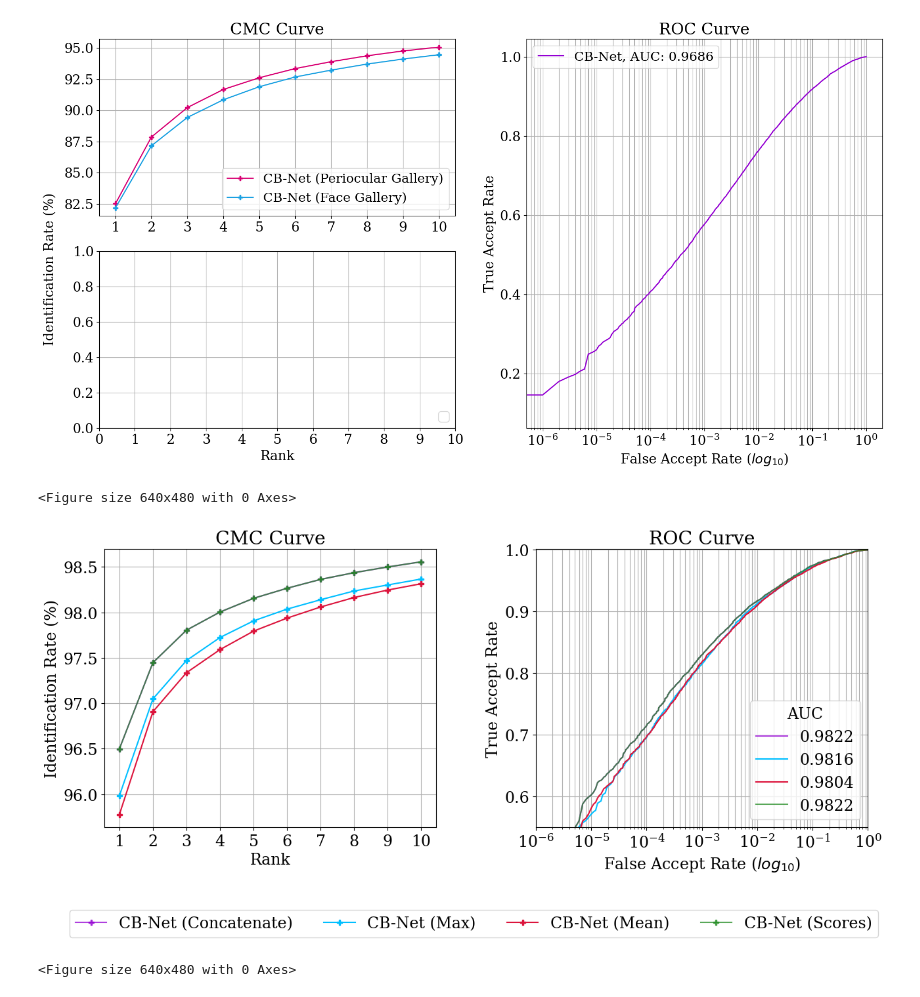
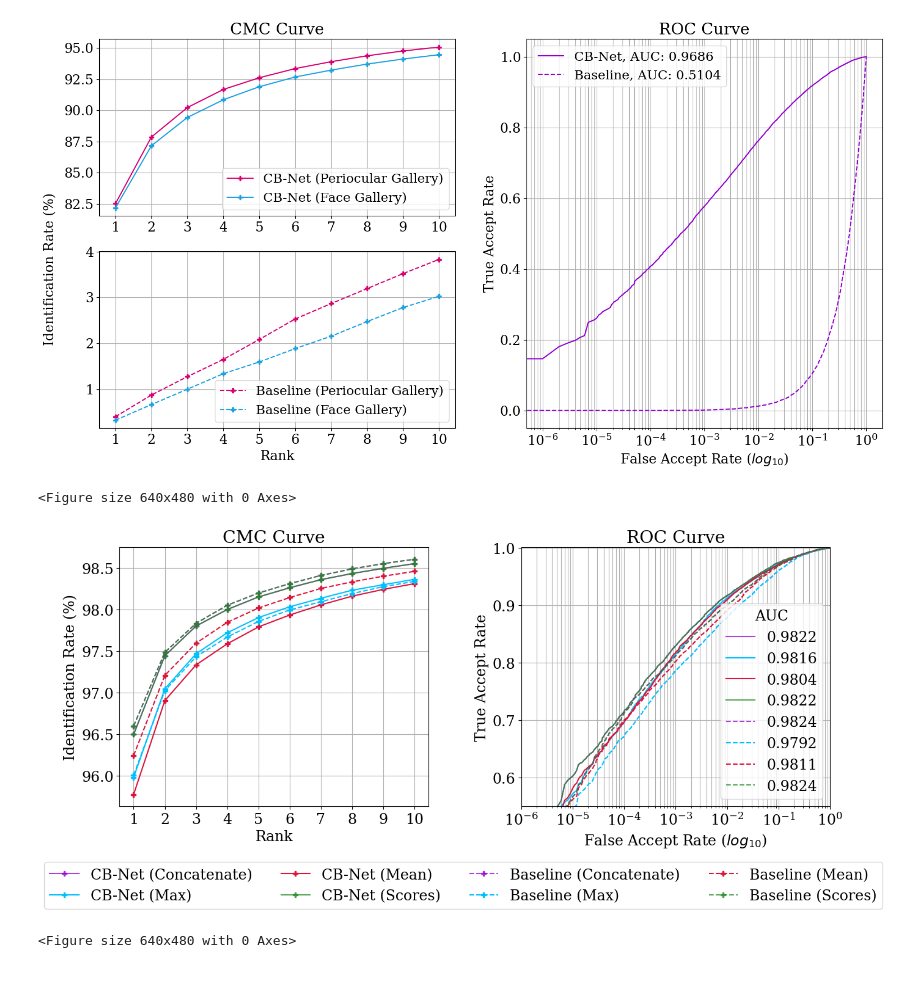
Before and after one commit to tiongsikng/cb_net, a Jupyter notebook: eval/plot_cmc_roc.ipynb, the cells around one changed output. Drawn from its saved outputs; the diff is of its cells as text; code cells hidden in the pictures.

Commit message:
Complete graphs and evaluation criterion

```diff
--- a/eval/plot_cmc_roc.ipynb
+++ b/eval/plot_cmc_roc.ipynb
@@ -158,14 +224,16 @@ ax2[0].grid(which='both')
 ax1[0].set_xticks(ticks)
 ax2[0].set_xticks(ticks)
 ax1[0].set_title('CMC Curve')
-cb_peri_cm_cmc = ax1[0].plot(rng, 100 * cm_dual_avg_dict_p['avg'], marker = 'P', color = '#d80073')
-cb_face_cm_cmc = ax1[0].plot(rng, 100 * cm_dual_avg_dict_f['avg'], marker = 'P', color = '#1ba1e2')
+peri_cm_cmc = ax1[0].plot(rng, 100 * cm_cmc_dict_p['avg'], marker = 'P', color = '#d80073')
+face_cm_cmc = ax1[0].plot(rng, 100 * cm_cmc_dict_f['avg'], marker = 'P', color = '#1ba1e2')
+peri_cm_cmc_base = ax2[0].plot(rng, 100 * cm_cmc_dict_p_base['avg'], marker = 'P', color = '#d80073', linestyle='--')
+face_cm_cmc_base = ax2[0].plot(rng, 100 * cm_cmc_dict_f_base['avg'], marker = 'P', color = '#1ba1e2', linestyle='--')
 ax1[0].set_ylabel('Identification Rate (%)', loc='center')
 ax1[0].yaxis.set_label_coords(-0.12,-0.3)
 ax2[0].set_xlabel('Rank')
 cmc_labels_cb = ["CB-Net (Periocular Gallery)", "CB-Net (Face Gallery)"]
 cmc_labels_base = ["Baseline (Periocular Gallery)", "Baseline (Face Gallery)"]
-cmc_lines = [cb_peri_cm_cmc, cb_face_cm_cmc]
+cmc_lines = [peri_cm_cmc, face_cm_cmc]
 ax1[0].legend(cmc_lines,
             labels=cmc_labels_cb,
             loc="lower right")
@@ -179,7 +247,8 @@ plt.subplots_adjust(wspace=0.2)
 ax3 = plt.subplot(122)
 ax3.grid(which='both')
 ax3.set_title('ROC Curve')
-cb_cm_roc = ax3.plot(range_, cm_tpr, label='CB-Net, AUC: ' + str(round(cm_avg, 4)), color = 'darkviolet')
+cm_roc = ax3.plot(range_, cm_tpr, label='CB-Net, AUC: ' + str(round(cm_avg, 4)), color = 'darkviolet')
+cm_roc_base = ax3.plot(range_, cm_tpr_base, label='Baseline, AUC: ' + str(round(cm_avg_base, 4)), color = 'darkviolet', linestyle='--')
 ax3.semilogx(base=10)
 ax3.set_ylabel('True Accept Rate')
 ax3.set_xlabel('False Accept Rate ($log_{10}$)')
@@ -192,29 +261,36 @@ plt.savefig('../graphs/cmc_roc/cm_CMC_ROC.pdf', bbox_inches='tight')
 plt.show()
 plt.clf()
 # %% [output]
-[figure, old version]
+[figure, new version]
 <Figure size 640x480 with 0 Axes>
 # %%
 mm_avg_score = []
 mm_avg_mean = []
 mm_avg_max = []
 mm_avg_concat = []
+mm_avg_score_base = []
+mm_avg_mean_base = []
+mm_avg_max_base = []
+mm_avg_concat_base = []
 
 for ds_ in mm_auc_dict_score:
     mm_avg_score.append(mm_auc_dict_score[ds_])
     mm_avg_mean.append(mm_auc_dict_mean[ds_])
     mm_avg_max.append(mm_auc_dict_max[ds_])
     mm_avg_concat.append(mm_auc_dict_concat[ds_])
-
-dual_mm_avg_score = np.mean(np.array(mm_avg_score), 0)
-dual_mm_avg_mean = np.mean(np.array(mm_avg_mean), 0)
-dual_mm_avg_max = np.mean(np.array(mm_avg_max), 0)
-dual_mm_avg_concat = np.mean(np.array(mm_avg_concat), 0)
+    mm_avg_score_base.append(mm_auc_dict_score_base[ds_])
+    mm_avg_mean_base.append(mm_auc_dict_mean_base[ds_])
+    mm_avg_max_base.append(mm_auc_dict_max_base[ds_])
+    mm_avg_concat_base.append(mm_auc_dict_concat_base[ds_])
 
 range_, mm_tpr_score = get_avg(mm_fpr_dict_score, mm_tpr_dict_score)
 range_, mm_tpr_mean = get_avg(mm_fpr_dict_mean, mm_tpr_dict_mean)
 range_, mm_tpr_max = get_avg(mm_fpr_dict_max, mm_tpr_dict_max)
 range_, mm_tpr_concat = get_avg(mm_fpr_dict_concat, mm_tpr_dict_concat)
+range_, mm_tpr_score_base = get_avg(mm_fpr_dict_score_base, mm_tpr_dict_score_base)
+range_, mm_tpr_mean_base = get_avg(mm_fpr_dict_mean_base, mm_tpr_dict_mean_base)
+range_, mm_tpr_max_base = get_avg(mm_fpr_dict_max_base, mm_tpr_dict_max_base)
+range_, mm_tpr_concat_base = get_avg(mm_fpr_dict_concat_base, mm_tpr_dict_concat_base)
 # %%
 plt.rcParams['font.family'] = 'serif'
 plt.rcParams['font.serif'] = ['Times New Roman'] + plt.rcParams['font.serif']
@@ -224,42 +300,50 @@ fig, (ax1, ax2) = plt.subplots(1, 2)
 fig.set_figheight(5.5)
 fig.set_figwidth(15)
 ax1.grid(which='both')
 ax1.set_xticks(ticks)
 ax1.set_title('CMC Curve')
-cb_mm_concat_cmc = ax1.plot(rng, 100 * mm_avg_dict_concat['avg'], marker = 'P', alpha=0.75, color = 'darkviolet')
-cb_mm_max_cmc = ax1.plot(rng, 100 * mm_avg_dict_max['avg'], marker = 'P', color = 'deepskyblue')
-cb_mm_mean_cmc = ax1.plot(rng, 100 * mm_avg_dict_mean['avg'], marker = 'P', color = 'crimson')
-cb_mm_score_cmc = ax1.plot(rng, 100 * mm_avg_dict_score['avg'], marker = 'P', alpha=0.75, color = 'forestgreen')
+mm_concat_cmc = ax1.plot(rng, 100 * mm_cmc_dict_concat['avg'], marker = 'P', alpha=0.75, color = 'darkviolet')
+mm_max_cmc = ax1.plot(rng, 100 * mm_cmc_dict_max['avg'], marker = 'P', color = 'deepskyblue')
+mm_mean_cmc = ax1.plot(rng, 100 * mm_cmc_dict_mean['avg'], marker = 'P', color = 'crimson')
+mm_score_cmc = ax1.plot(rng, 100 * mm_cmc_dict_score['avg'], marker = 'P', alpha=0.75, color = 'forestgreen')
+mm_concat_cmc_base = ax1.plot(rng, 100 * mm_cmc_dict_concat_base['avg'], marker = 'P', alpha=0.75, color = 'darkviolet', linestyle='--')
+mm_max_cmc_base = ax1.plot(rng, 100 * mm_cmc_dict_max_base['avg'], marker = 'P', color = 'deepskyblue', linestyle='--')
+mm_mean_cmc_base = ax1.plot(rng, 100 * mm_cmc_dict_mean_base['avg'], marker = 'P', color = 'crimson', linestyle='--')
+mm_score_cmc_base = ax1.plot(rng, 100 * mm_cmc_dict_score_base['avg'], marker = 'P', alpha=0.75, color = 'forestgreen', linestyle='--')
 ax1.set_xlabel('Rank')
 ax1.set_ylabel('Identification Rate (%)')
 
 plt.subplots_adjust(wspace=0.3)
 
 ax2.grid(which='both')
 ax2.set_title('ROC Curve')
-cb_mm_concat_roc = plt.plot(range_, mm_tpr_concat, label=str(round(mm_avg_concat[0], 4)), alpha=0.75, color = 'darkviolet')
-cb_mm_max_roc = plt.plot(range_, mm_tpr_max, label=str(round(mm_avg_max[0], 4)), color = 'deepskyblue')
-cb_mm_mean_roc = plt.plot(range_, mm_tpr_mean, label=str(round(mm_avg_mean[0], 4)), color = 'crimson')
-cb_mm_score_roc = plt.plot(range_, mm_tpr_score, label=str(round(mm_avg_score[0], 4)), alpha=0.75, color = 'forestgreen')
+mm_concat_roc = plt.plot(range_, mm_tpr_concat, label=str(round(mm_avg_concat[0], 4)), alpha=0.75, color = 'darkviolet')
+mm_max_roc = plt.plot(range_, mm_tpr_max, label=str(round(mm_avg_max[0], 4)), color = 'deepskyblue')
+mm_mean_roc = plt.plot(range_, mm_tpr_mean, label=str(round(mm_avg_mean[0], 4)), color = 'crimson')
+mm_score_roc = plt.plot(range_, mm_tpr_score, label=str(round(mm_avg_score[0], 4)), alpha=0.75, color = 'forestgreen')
+mm_concat_roc_base = plt.plot(range_, mm_tpr_concat_base, label=str(round(mm_avg_concat_base[0], 4)), alpha=0.75, color = 'darkviolet', linestyle='--')
+mm_max_roc_base = plt.plot(range_, mm_tpr_max_base, label=str(round(mm_avg_max_base[0], 4)), color = 'deepskyblue', linestyle='--')
+mm_mean_roc_base = plt.plot(range_, mm_tpr_mean_base, label=str(round(mm_avg_mean_base[0], 4)), color = 'crimson', linestyle='--')
+mm_score_roc_base = plt.plot(range_, mm_tpr_score_base, label=str(round(mm_avg_score_base[0], 4)), alpha=0.75, color = 'forestgreen', linestyle='--')
 ax2.semilogx(base=10)
 ax2.set_ylabel('True Accept Rate')
 ax2.set_xlabel('False Accept Rate ($log_{10}$)')
 ax2.legend(bbox_to_anchor=(1, 0), loc="lower right", title="AUC")
 ax2.set_xlim(10e-7, 10e-1)
 ax2.set_ylim(0.55, 1.001)
 
-line_labels = ["CB-Net (Concatenate)", "CB-Net (Max)", "CB-Net (Mean)", "CB-Net (Scores)"]
+line_labels = ["CB-Net (Concatenate)", "CB-Net (Max)", "CB-Net (Mean)", "CB-Net (Scores)", "Baseline (Concatenate)", "Baseline (Max)", "Baseline (Mean)", "Baseline (Scores)"]
 
-fig.legend([cb_peri_roc, cb_face_roc],     # The line objects
+fig.legend([mm_concat_roc, mm_max_roc, mm_mean_roc, mm_score_roc, mm_concat_roc_base, mm_max_roc_base, mm_mean_roc_base, mm_score_roc_base],     # The line objects
            labels=line_labels,   # The labels for each line
            loc="lower center",
            bbox_to_anchor=(0.5, -0.2),
            ncol=4,    # Position of legend
            borderaxespad=0.1)
 
 plt.savefig('../graphs/cmc_roc/mm_CMC_ROC.pdf', bbox_inches='tight')
 plt.show()
 plt.clf()
 # %% [output]
-[figure, old version]
+[figure, new version]
 <Figure size 640x480 with 0 Axes>
```
Also changed, not shown: parts of 7 cells of this notebook, 6 other files.
